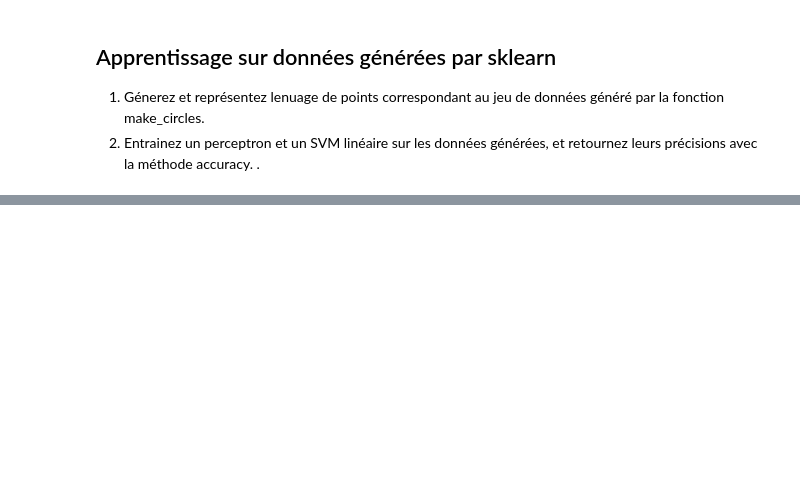
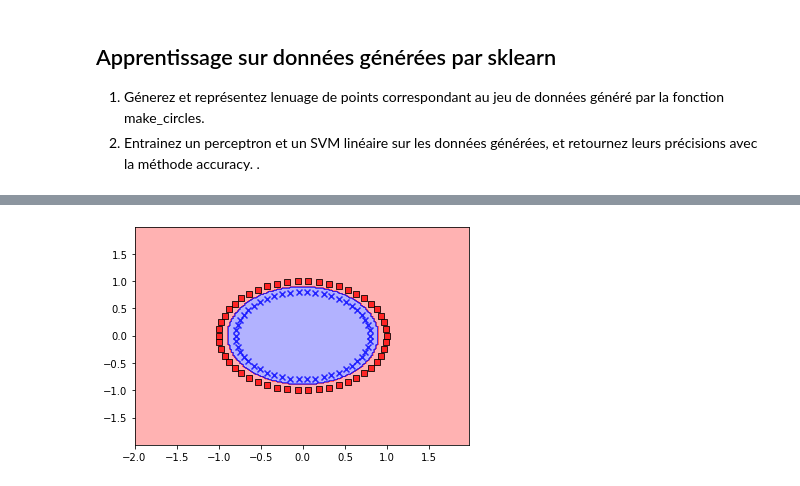
Before and after one commit to ChihabEddine98/ML_Go, a Jupyter notebook: SVM/Perceptron_SVM_non_linearly_separable.ipynb, the cells around one changed output, grey strips where cells are left out. Cells and saved outputs as stored; diff of their text form; code cells hidden in the pictures; blank space fills up the shorter version.

```diff
--- a/SVM/Perceptron_SVM_non_linearly_separable.ipynb
+++ b/SVM/Perceptron_SVM_non_linearly_separable.ipynb
@@ -136,3 +191,13 @@ plt.clf()
 # %%
 # Entrainez les deux classifieurs sur le jeu de données en retournez leurs accuracy
 # (spoiler alert : les classifieurs ne marchent pas du tout !)
+# Init model
+svc = SVC()
+# Train SVC
+svc.fit(X,y)
+
+
+# plot decision boundry
+plot_decision_regions(X,y,svc)
+# %% [output]
+[figure, added]
```
Also changed, not shown: parts of 8 cells of this notebook.
